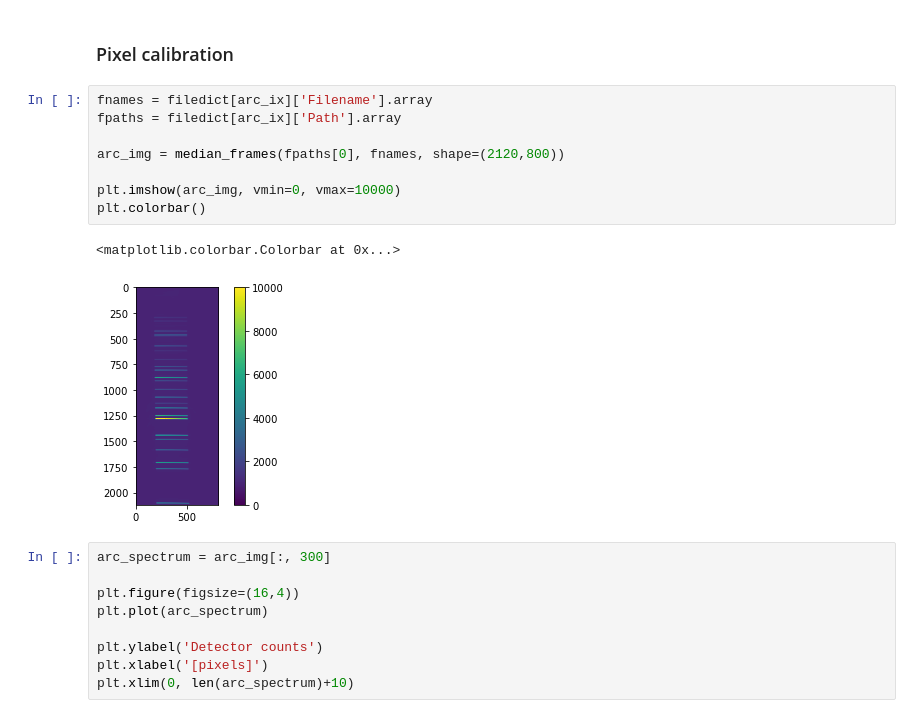
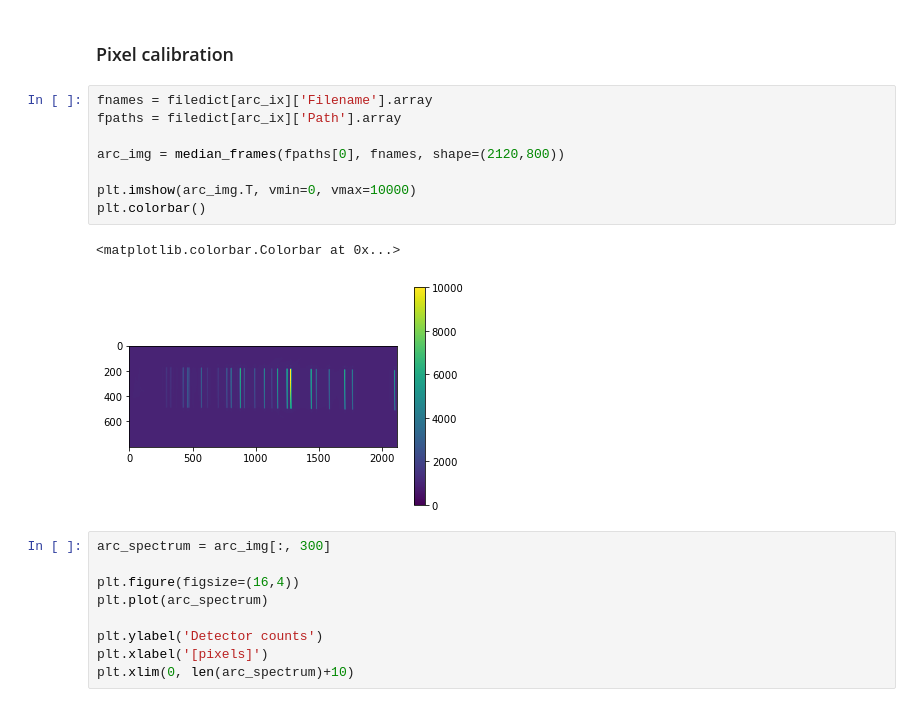
Before and after one commit to askemer/ASTR257_2021, a Jupyter notebook: student_work/kain_work/Rotation.ipynb, the cells around one changed output. Saved outputs shown, nothing was run; the diff lists cells and outputs as text.

```diff
--- a/student_work/kain_work/Rotation.ipynb
+++ b/student_work/kain_work/Rotation.ipynb
@@ -83,14 +118,14 @@ arc_ix = (filedict['Target']=='ArcFlat')
 # %%
 fnames = filedict[arc_ix]['Filename'].array
 fpaths = filedict[arc_ix]['Path'].array
 
 arc_img = median_frames(fpaths[0], fnames, shape=(2120,800))
 
-plt.imshow(arc_img, vmin=0, vmax=10000)
+plt.imshow(arc_img.T, vmin=0, vmax=10000)
 plt.colorbar()
 # %% [output]
 <matplotlib.colorbar.Colorbar at 0x...>
-[figure, old version]
+[figure, new version]
 # %%
 arc_spectrum = arc_img[:, 300]
 
```
Also changed, not shown: parts of 50 cells of this notebook, 4 other files.
